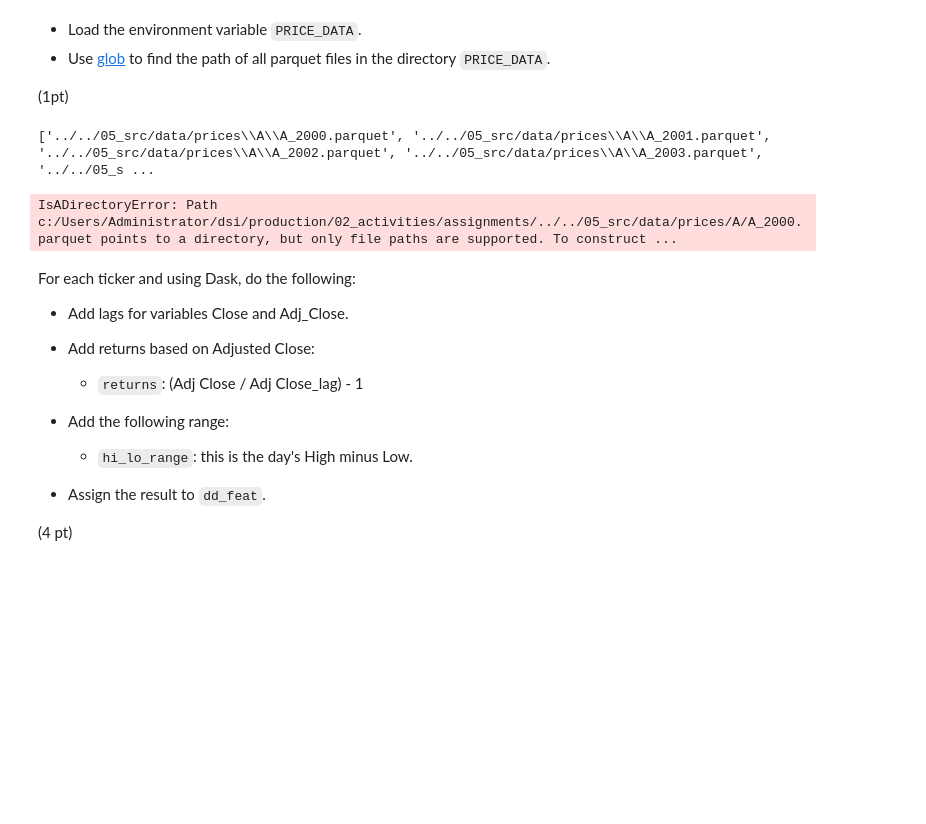
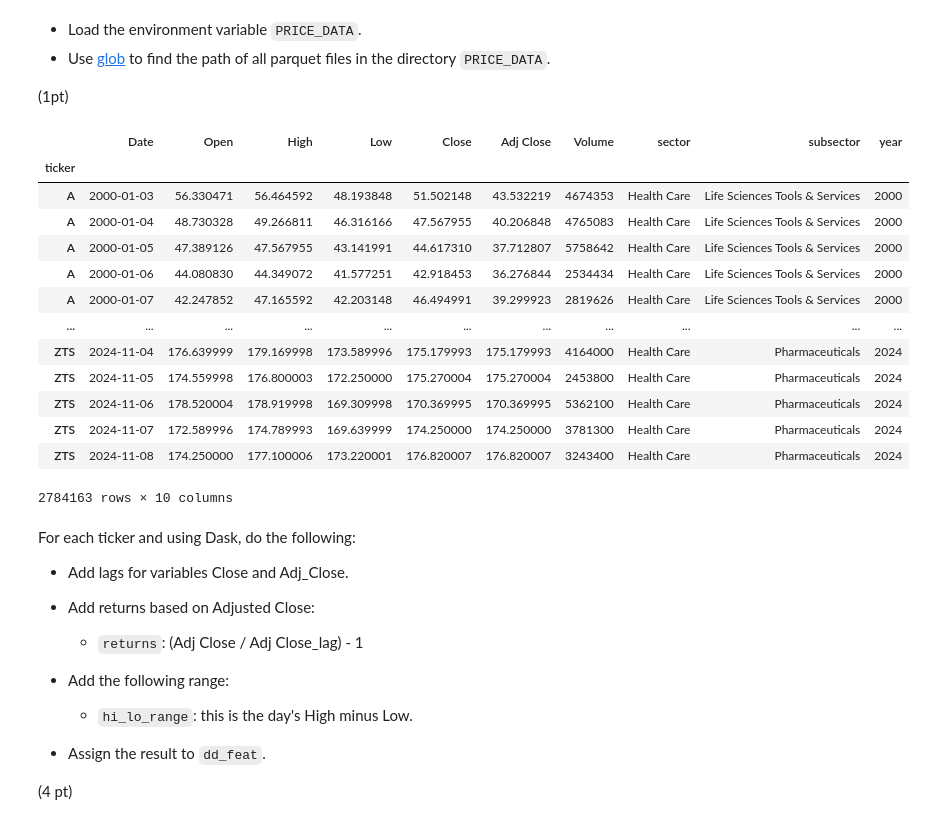
Before and after one commit to hoseinaliyari/production, a Jupyter notebook: 02_activities/assignments/assignment_1.ipynb, the cells around one changed output. Saved outputs shown, nothing was run; the diff lists cells and outputs as text; code cells hidden in the pictures; blank space fills up the shorter version.

Commit message:
resubmitted assignment-1

```diff
--- a/02_activities/assignments/assignment_1.ipynb
+++ b/02_activities/assignments/assignment_1.ipynb
@@ -27,20 +29,40 @@ import dask.dataframe as dd
 # %%
 import os
 from glob import glob
 
-px_path = os.getenv("PRICE_DATA")
-# print(px_path)
 
-parquet_files = glob(os.path.join(px_path,'*/*.parquet'))
-# print(type(parquet_files), len(parquet_files))
-print(parquet_files)
-# I had a problem with the following line of code, it is like read method can't handle
-# a list of paths, only a single path. spent almost 3 hours dealing with it, was to no avail
-dd_px_sample = dd.read_parquet(parquet_files).set_index('ticker')
-dd_px_sample.compute()
+PRICE_DATA = os.getenv("PRICE_DATA")
+parquet_files = glob(PRICE_DATA+"/**/*.parquet/*.parquet")
+dd_px = dd.read_parquet(parquet_files)
+
+# dd_px.compute()
+
+
+# px_path = os.getenv("PRICE_DATA")
+# # print(px_path)
+
+# parquet_files = glob(os.path.join(px_path,'*/*.parquet'))
+# # print(type(parquet_files), len(parquet_files))
+# print(parquet_files)
+# # I had a problem with the following line of code, it is like read method can't handle
+# # a list of paths, only a single path. spent almost 3 hours dealing with it, was to no avail
+# dd_px_sample = dd.read_parquet(parquet_files).set_index('ticker')
+# dd_px_sample.compute()
 # %% [output]
+|  | Date | Open | High | Low | Close | Adj Close | Volume | sector | subsector | year |
+| ticker |  |  |  |  |  |  |  |  |  |  |
+| A | 2000-01-03 | 56.330471 | 56.464592 | 48.193848 | 51.502148 | 43.532219 | 4674353 | Health Care | Life Sciences Tools & Services | 2000 |
+| A | 2000-01-04 | 48.730328 | 49.266811 | 46.316166 | 47.567955 | 40.206848 | 4765083 | Health Care | Life Sciences Tools & Services | 2000 |
+| A | 2000-01-05 | 47.389126 | 47.567955 | 43.141991 | 44.617310 | 37.712807 | 5758642 | Health Care | Life Sciences Tools & Services | 2000 |
+| A | 2000-01-06 | 44.080830 | 44.349072 | 41.577251 | 42.918453 | 36.276844 | 2534434 | Health Care | Life Sciences Tools & Services | 2000 |
+| A | 2000-01-07 | 42.247852 | 47.165592 | 42.203148 | 46.494991 | 39.299923 | 2819626 | Health Care | Life Sciences Tools & Services | 2000 |
+| ... | ... | ... | ... | ... | ... | ... | ... | ... | ... | ... |
+| ZTS | 2024-11-04 | 176.639999 | 179.169998 | 173.589996 | 175.179993 | 175.179993 | 4164000 | Health Care | Pharmaceuticals | 2024 |
+| ZTS | 2024-11-05 | 174.559998 | 176.800003 | 172.250000 | 175.270004 | 175.270004 | 2453800 | Health Care | Pharmaceuticals | 2024 |
+| ZTS | 2024-11-06 | 178.520004 | 178.919998 | 169.309998 | 170.369995 | 170.369995 | 5362100 | Health Care | Pharmaceuticals | 2024 |
+| ZTS | 2024-11-07 | 172.589996 | 174.789993 | 169.639999 | 174.250000 | 174.250000 | 3781300 | Health Care | Pharmaceuticals | 2024 |
+| ZTS | 2024-11-08 | 174.250000 | 177.100006 | 173.220001 | 176.820007 | 176.820007 | 3243400 | Health Care | Pharmaceuticals | 2024 |
-['../../05_src/data/prices\\A\\A_2000.parquet', '../../05_src/data/prices\\A\\A_2001.parquet', '../../05_src/data/prices\\A\\A_2002.parquet', '../../05_src/data/prices\\A\\A_2003.parquet', '../../05_s ...
+2784163 rows × 10 columns
-IsADirectoryError: Path c:/Users/Administrator/dsi/production/02_activities/assignments/../../05_src/data/prices/A/A_2000.parquet points to a directory, but only file paths are supported. To construct ...
 # %% [markdown]
 For each ticker and using Dask, do the following:
 
```
Also changed, not shown: parts of 5 cells of this notebook.
